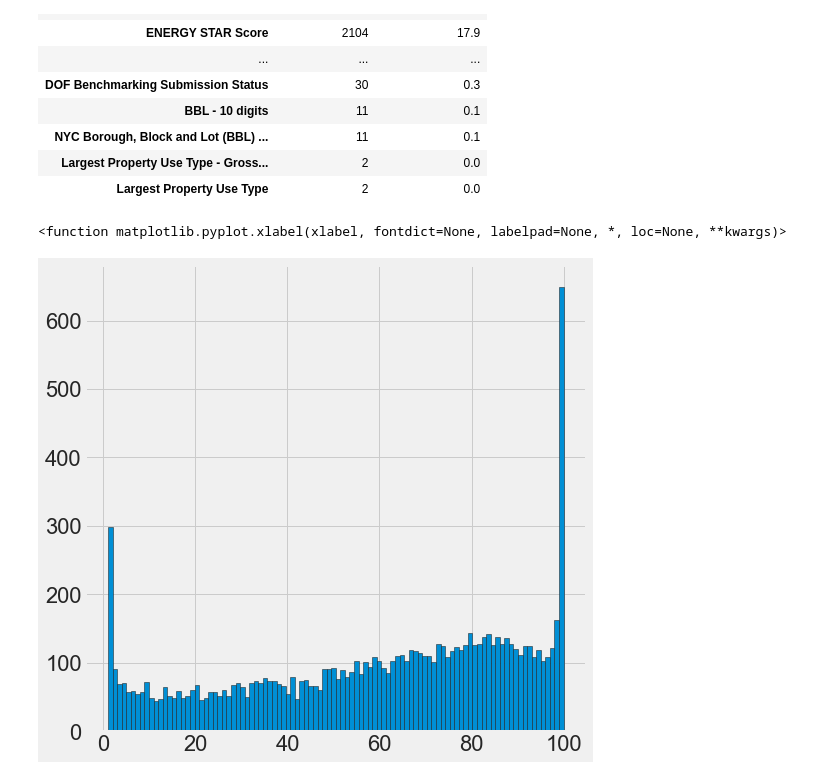
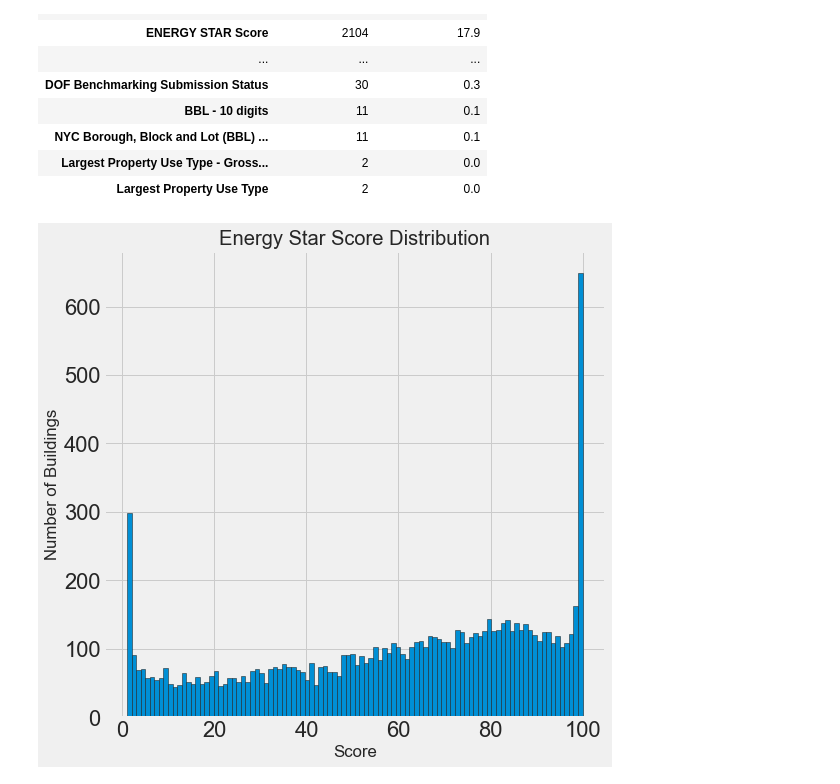
Before and after one commit to Jared-Glenn/Machine_Learning_Project_Walkthrough, a Jupyter notebook: ml_walkthrough.ipynb, the cells around one changed output. Drawn from its saved outputs; the diff is of its cells as text; code cells hidden in the pictures.

Commit message:
Add files via upload
* Found outliers.
* Reviewed the code and functions for how to accomplish this.
* Continued to iterate on my knowledge of jupyter.
* Created histograms for analysis.

```diff
--- a/ml_walkthrough.ipynb
+++ b/ml_walkthrough.ipynb
@@ -203,13 +203,13 @@ There are 35 columns that have missing values.
 # %%
 figsize(8, 8)
 
 # Rename the score
 data = data.rename(columns = {'ENERGY STAR Score': 'score'})
 
 # Histogram of the Energy Star Score
 plt.style.use('fivethirtyeight')
 plt.hist(data['score'].dropna(), bins = 100, edgecolor = 'k');
-plt.xlabel
+plt.xlabel('Score'); plt.ylabel('Number of Buildings');
+plt.title('Energy Star Score Distribution');
 # %% [output]
-<function matplotlib.pyplot.xlabel(xlabel, fontdict=None, labelpad=None, *, loc=None, **kwargs)>
-[figure, old version]
+[figure, new version]
```
Also changed, not shown: parts of 6 cells of this notebook.
